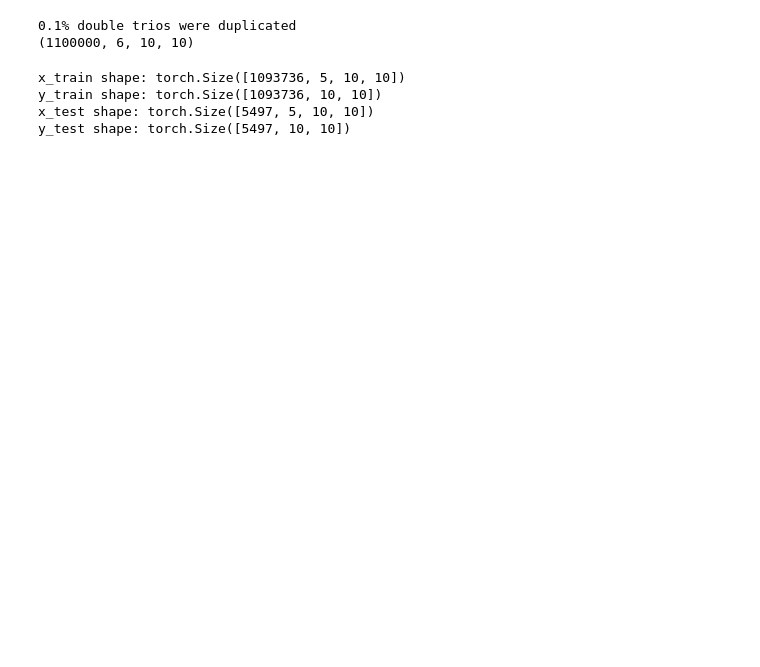
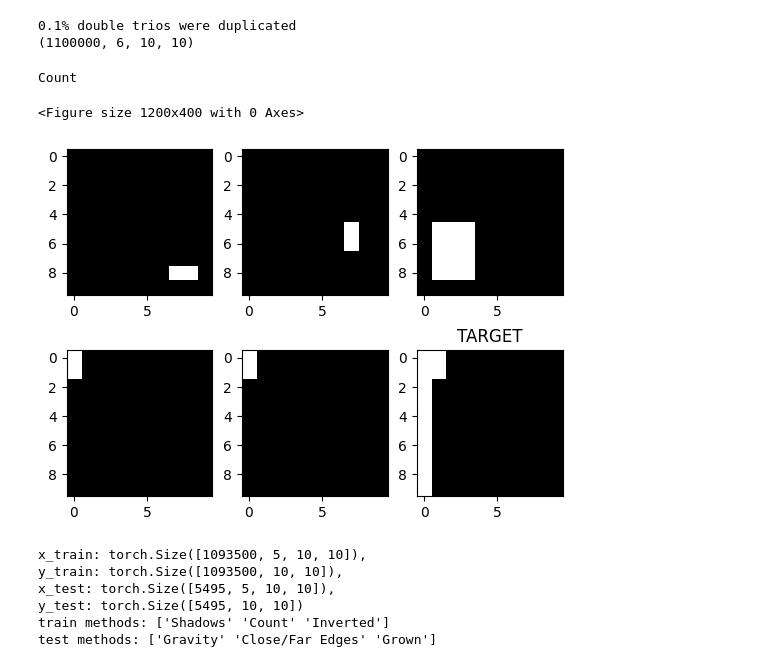
Before and after one commit to foger3/ARC_DeepLearning, a Jupyter notebook: make_analogies/make_analogies.ipynb, the cells around one changed output. Saved outputs shown, nothing was run; the diff lists cells and outputs as text; code cells hidden in the pictures; blank space fills up the shorter version.

```diff
--- a/make_analogies/make_analogies.ipynb
+++ b/make_analogies/make_analogies.ipynb
@@ -1,19 +1,22 @@
 # %%
-#make transformations valid for rectangles and Ls
+make_new_data = True
+train_new_model = True
+log_wandb = True
+
+import numpy as np
+np.random.seed(42)
+
 import torch
 torch.manual_seed(42)
 import torch.nn as nn
 import torch.optim as optim
-
-import numpy as np
-np.random.seed(42)
+device = torch.device("cuda:0" if torch.cuda.is_available() else "cpu")
 
 import pickle
+import wandb
 from sklearn.model_selection import train_test_split
 
-
 from make_analogies_functions import *
-device = torch.device("cuda:0" if torch.cuda.is_available() else "cpu")
 
 num_samples = 100000 #each sample is a trio of images of which each comes in various forms (analogous transformations).
 img_size = 10
@@ -23,3 +26,7 @@ all_images = []
 method_names = ["Grown", "Moved", "Rotated", "Inverted", "Mirrored", "Close/Far Corners", "Close/Far Edges", "Stretched", "Shadows", "Gravity", "Count"]
 seed_iteration = 0
 data = []
+num_epochs = 80
+batch_size = 512
+learning_rate = 0.001
+use_lr_scheduler = False
@@ -92,4 +96,11 @@ print(long_data.shape)
 # %% [output]
 0.1% double trios were duplicated
 (1100000, 6, 10, 10)
+# %%
+print(method_index[10978])
+plot_double_trio(nonduplicates[10978])
+# %% [output]
+Count
+<Figure size 1200x400 with 0 Axes>
+[figure, added]
 # %%
@@ -105,25 +118,18 @@ for i in range(0, 2):
 # Split into input (x) and output (y)
 x_data = nonduplicates[:, :-1, :, :] / 255 # All but the last channel
 y_data = nonduplicates[:, -1, :, :] / 255  # Only the last channel
-
-# Convert to PyTorch tensors
 x_data = torch.from_numpy(x_data).float()
 y_data = torch.from_numpy(y_data).float()
-
-# Split into training and testing sets
-x_train, x_test, y_train, y_test = train_test_split(x_data, y_data, test_size=0.005, random_state=42)
-
-# Print the shapes of the resulting tensors
-print("x_train shape:", x_train.shape)
-print("y_train shape:", y_train.shape)
-print("x_test shape:", x_test.shape)
-print("y_test shape:", y_test.shape)
-
-batch_size = 512  # You can adjust the batch size as needed
+x_train, x_test, y_train, y_test, methods_train, methods_test = train_test_split(x_data, y_data, method_index, test_size=0.005, random_state=42)
+print(f"x_train: {x_train.shape},\ny_train: {y_train.shape},\nx_test: {x_test.shape},\ny_test: {y_test.shape}")
+print(f"train methods: {methods_train[0:3]}")
+print(f"test methods: {methods_test[0:3]}")
 train_dataset = torch.utils.data.TensorDataset(x_train, y_train)
 train_loader = torch.utils.data.DataLoader(train_dataset, batch_size=batch_size, shuffle=True)
 # %% [output]
-x_train shape: torch.Size([1093736, 5, 10, 10])
-y_train shape: torch.Size([1093736, 10, 10])
-x_test shape: torch.Size([5497, 5, 10, 10])
-y_test shape: torch.Size([5497, 10, 10])
+x_train: torch.Size([1093500, 5, 10, 10]),
+y_train: torch.Size([1093500, 10, 10]),
+x_test: torch.Size([5495, 5, 10, 10]),
+y_test: torch.Size([5495, 10, 10])
+train methods: ['Shadows' 'Count' 'Inverted']
+test methods: ['Gravity' 'Close/Far Edges' 'Grown']
```
Also changed, not shown: parts of 12 cells of this notebook, 1 other file.
